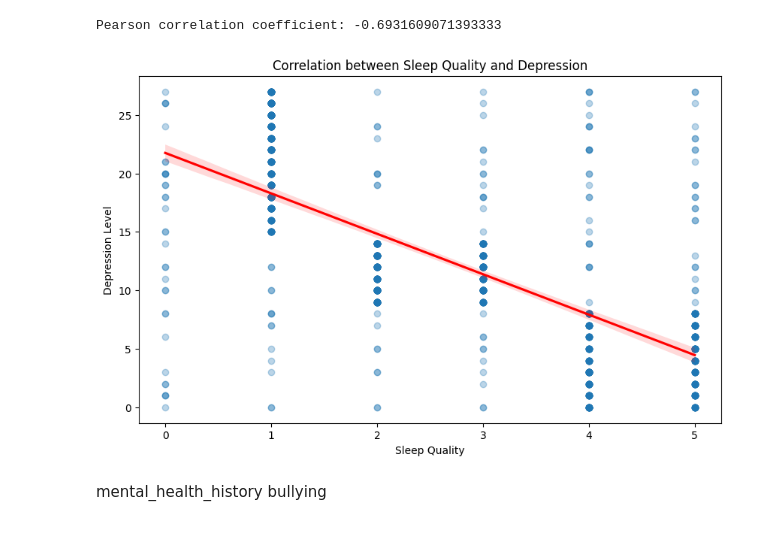
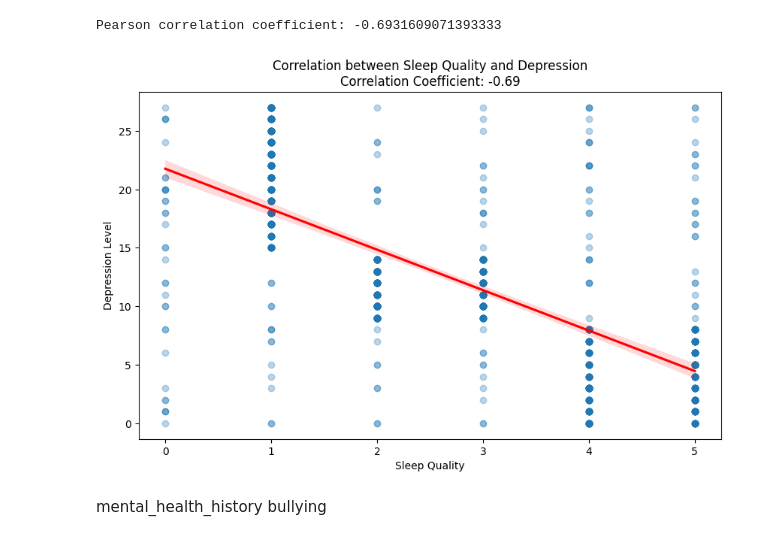
Before and after one commit to Vghxv/112-1-EDM, a Jupyter notebook: find.ipynb, the cells around one changed output. Saved outputs shown, nothing was run; the diff lists cells and outputs as text; code cells hidden in the pictures.

```diff
--- a/find.ipynb
+++ b/find.ipynb
@@ -446,19 +449,22 @@ print(f'Pearson correlation coefficient: {correlation}')
 # %% [output]
 Pearson correlation coefficient: -0.6931609071393333
 # %%
+# Calculate the correlation coefficient
+correlation_coefficient = data['sleep_quality'].corr(data['depression'])
+
 # Create a scatter plot with regression line
 plt.figure(figsize=(10, 6))
 sns.regplot(x='sleep_quality', y='depression', data=data, scatter_kws={'alpha': 0.3}, line_kws={'color': 'red'})
 
-# Adding labels and title
-plt.title('Correlation between Sleep Quality and Depression')
+# Adding labels, title, and correlation coefficient
+plt.title(f'Correlation between Sleep Quality and Depression\nCorrelation Coefficient: {correlation_coefficient:.2f}')
 plt.xlabel('Sleep Quality')
 plt.ylabel('Depression Level')
 
 # Show the plot
 plt.show()
 # %% [output]
-[figure, old version]
+[figure, new version]
 # %% [markdown]
 mental_health_history
 bullying
```
Also changed, not shown: parts of 9 cells of this notebook, 1 other file.
